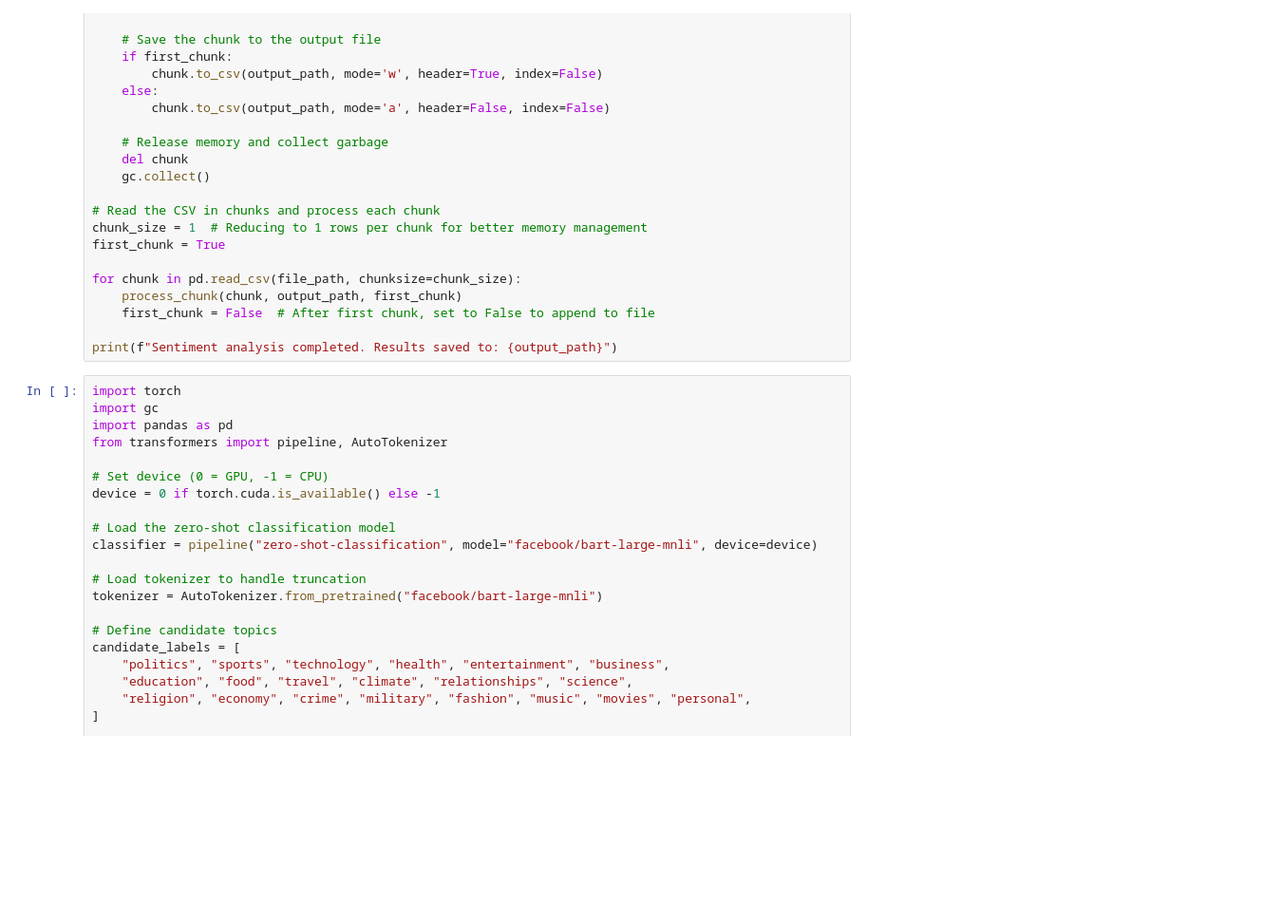
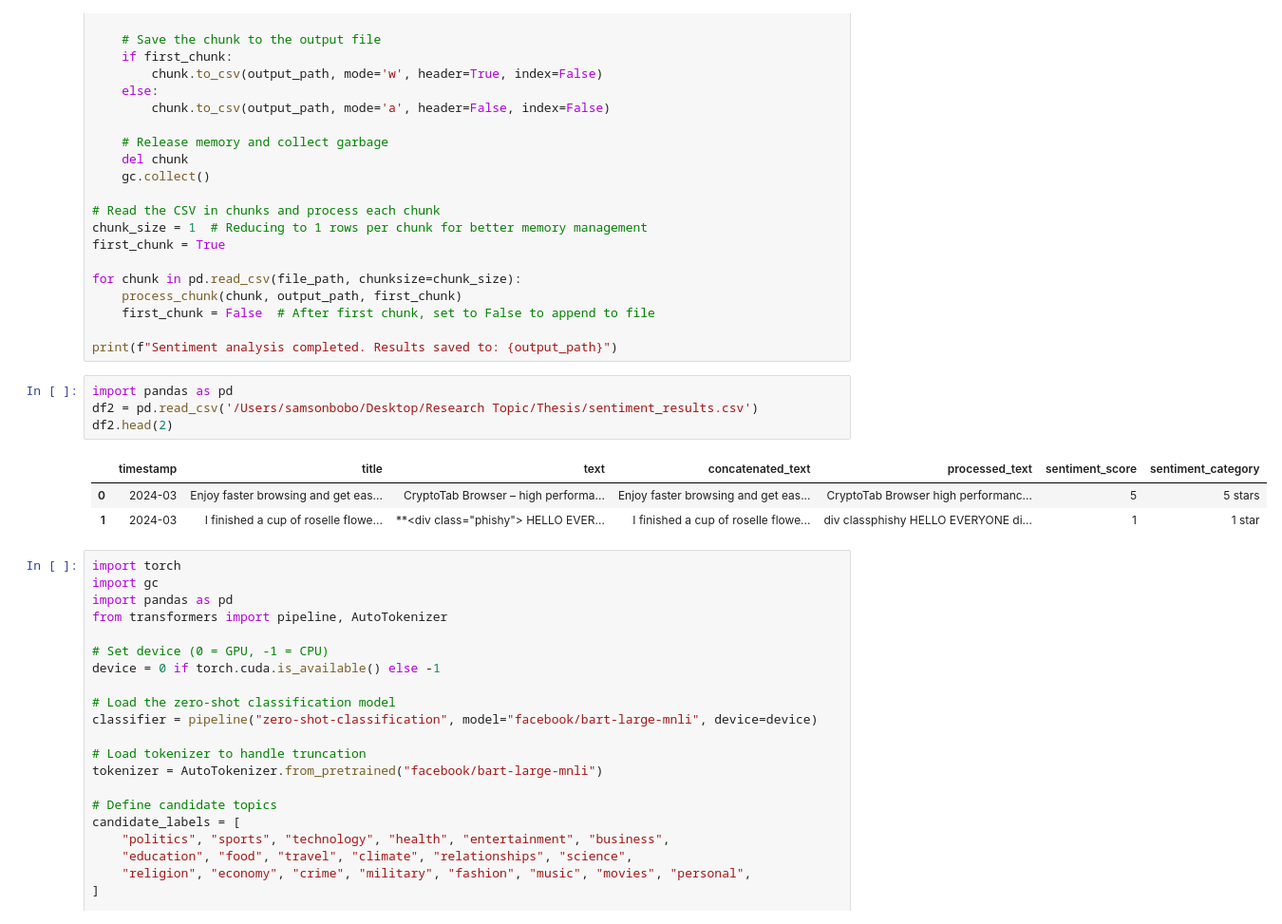
Before and after one commit to BoboSamson/pygents, a Jupyter notebook: Topics_Data_Preprocessing.ipynb, the cells around one changed output. Shown at 95% size. Saved outputs shown, nothing was run; the diff lists cells and outputs as text; blank space fills up the shorter version.

```diff
--- a/Topics_Data_Preprocessing.ipynb
+++ b/Topics_Data_Preprocessing.ipynb
@@ -56,6 +56,14 @@ for chunk in pd.read_csv(file_path, chunksize=chunk_size):
     first_chunk = False  # After first chunk, set to False to append to file
 
 print(f"Sentiment analysis completed. Results saved to: {output_path}")
+# %%
+import pandas as pd
+df2 = pd.read_csv('/Users/samsonbobo/Desktop/Research Topic/Thesis/sentiment_results.csv')
+df2.head(2)
+# %% [output]
+|  | timestamp | title | text | concatenated_text | processed_text | sentiment_score | sentiment_category |
+| 0 | 2024-03 | Enjoy faster browsing and get eas... | CryptoTab Browser – high performa... | Enjoy faster browsing and get eas... | CryptoTab Browser high performanc... | 5 | 5 stars |
+| 1 | 2024-03 | I finished a cup of roselle flowe... | **<div class="phishy"> HELLO EVER... | I finished a cup of roselle flowe... | div classphishy HELLO EVERYONE di... | 1 | 1 star |
 # %%
 import torch
 import gc
```
Also changed, not shown: parts of 6 cells of this notebook.
